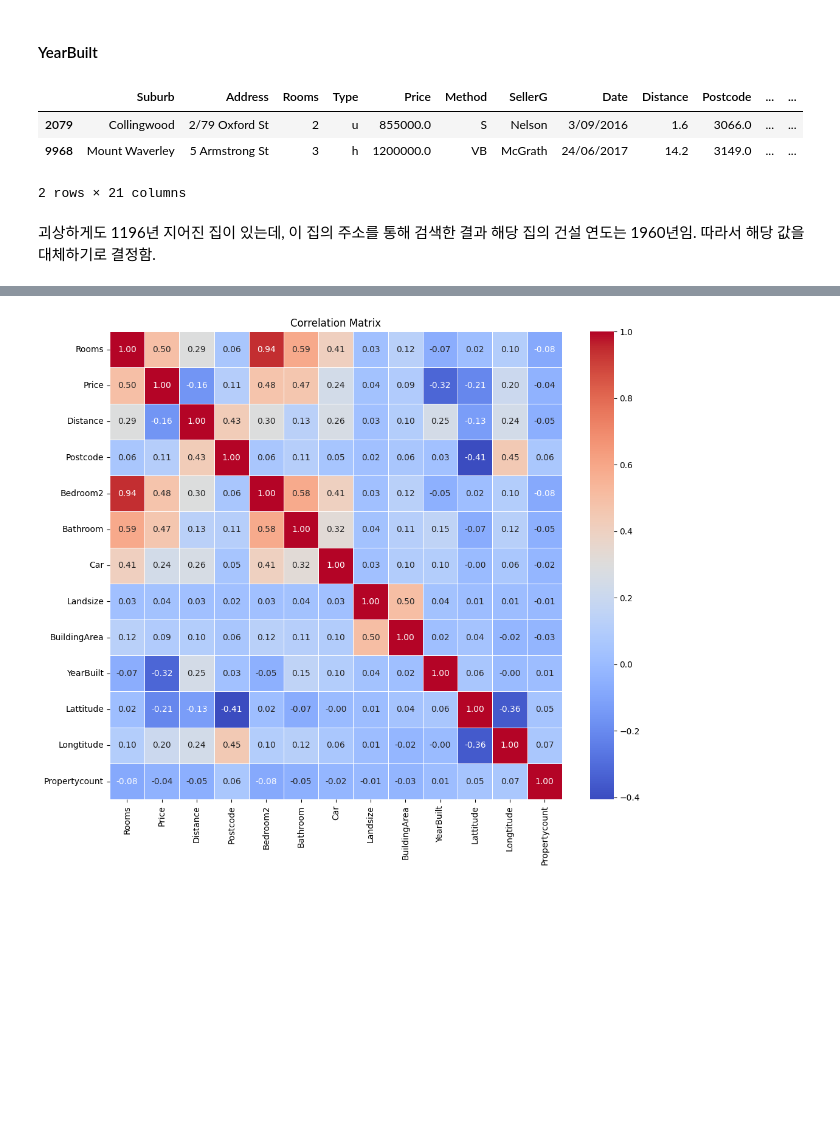
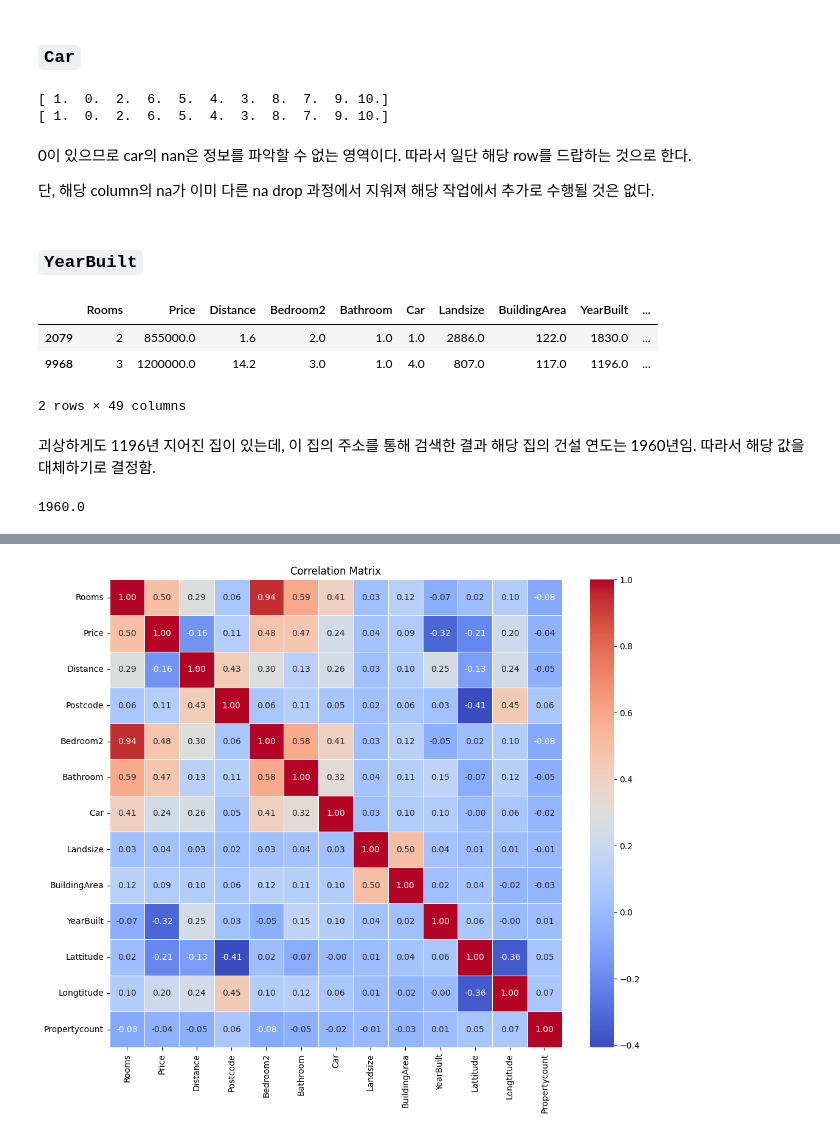
Before and after one commit to primula1323/Bigdata_Fintech, a Jupyter notebook: ML_Project/ML_SJH_Modified.ipynb, the cells around one changed output, grey strips where cells are left out. Drawn from its saved outputs; the diff is of its cells as text; code cells hidden in the pictures; blank space fills up the shorter version.

```diff
--- a/ML_Project/ML_SJH_Modified.ipynb
+++ b/ML_Project/ML_SJH_Modified.ipynb
@@ -118,0 +88,10 @@ array([3067., 3042., 3206., 3078., 3018., 3025., 3143., 3032., 3147.,
+# %%
+# 'Date' 열을 날짜 형식으로 변환
+df['Date'] = pd.to_datetime(df['Date'], format = '%d/%m/%Y')
+
+# 'Year'와 'Month' 열 생성
+df['Year'] = df['Date'].dt.year
+df['Month'] = df['Date'].dt.month
+
+# 'Date' 열 삭제
+df.drop(columns = ['SellerG', 'Address', 'Date', 'Year'], inplace = True)
@@ -118,0 +165,4 @@ array([3067., 3042., 3206., 3078., 3018., 3025., 3143., 3032., 3147.,
+# %%
+df = df.dropna(subset = ['CouncilArea'])
+filtered_df = pd.concat([df, pd.get_dummies(df['CouncilArea'], drop_first = True)], axis = 1)
+filtered_df
@@ -118,0 +210,3 @@ array([3067., 3042., 3206., 3078., 3018., 3025., 3143., 3032., 3147.,
+# %%
+filtered_df = pd.concat([filtered_df, pd.get_dummies(df['Method'], drop_first = True), pd.get_dummies(df['Type'], drop_first = True)], axis = 1)
+filtered_df = filtered_df.drop(columns=['Suburb', 'Postcode', 'Lattitude', 'Longtitude', 'Regionname', 'CouncilArea', 'Method', 'Type'])
@@ -119,11 +229,30 @@ array([3067., 3042., 3206., 3078., 3018., 3025., 3143., 3032., 3147.,
+# %% [markdown]
+### `Car`
+# %%
+print(df['Car'].unique())
+print(filtered_df['Car'].unique())
+# %% [output]
+[ 1.  0.  2.  6.  5.  4.  3.  8.  7.  9. 10.]
+[ 1.  0.  2.  6.  5.  4.  3.  8.  7.  9. 10.]
+# %% [markdown]
+0이 있으므로 car의 nan은 정보를 파악할 수 없는 영역이다. 따라서 일단 해당 row를 드랍하는 것으로 한다.
+
+단, 해당 column의 na가 이미 다른 na drop 과정에서 지워져 해당 작업에서 추가로 수행될 것은 없다.
+# %%
+filtered_df = filtered_df.dropna(subset = ['Car'])
 # %% [markdown]
-#### YearBuilt
+### `YearBuilt`
 # %%
-df.loc[df['YearBuilt'] < 1850]
+filtered_df.loc[df['YearBuilt'] < 1850]
 # %% [output]
-|  | Suburb | Address | Rooms | Type | Price | Method | SellerG | Date | Distance | Postcode | ... | ... |
-| 2079 | Collingwood | 2/79 Oxford St | 2 | u | 855000.0 | S | Nelson | 3/09/2016 | 1.6 | 3066.0 | ... | ... |
-| 9968 | Mount Waverley | 5 Armstrong St | 3 | h | 1200000.0 | VB | McGrath | 24/06/2017 | 14.2 | 3149.0 | ... | ... |
+|  | Rooms | Price | Distance | Bedroom2 | Bathroom | Car | Landsize | BuildingArea | YearBuilt | ... |
+| 2079 | 2 | 855000.0 | 1.6 | 2.0 | 1.0 | 1.0 | 2886.0 | 122.0 | 1830.0 | ... |
+| 9968 | 3 | 1200000.0 | 14.2 | 3.0 | 1.0 | 4.0 | 807.0 | 117.0 | 1196.0 | ... |
-2 rows × 21 columns
+2 rows × 49 columns
 # %% [markdown]
 괴상하게도 1196년 지어진 집이 있는데, 이 집의 주소를 통해 검색한 결과 해당 집의 건설 연도는 1960년임. 따라서 해당 값을 대체하기로 결정함.
+# %%
+filtered_df.loc[9968, 'YearBuilt'] = 1960.0
+filtered_df.loc[9968, 'YearBuilt']
+# %% [output]
+1960.0
```
Also changed, not shown: parts of 47 cells of this notebook, 1 other file.
